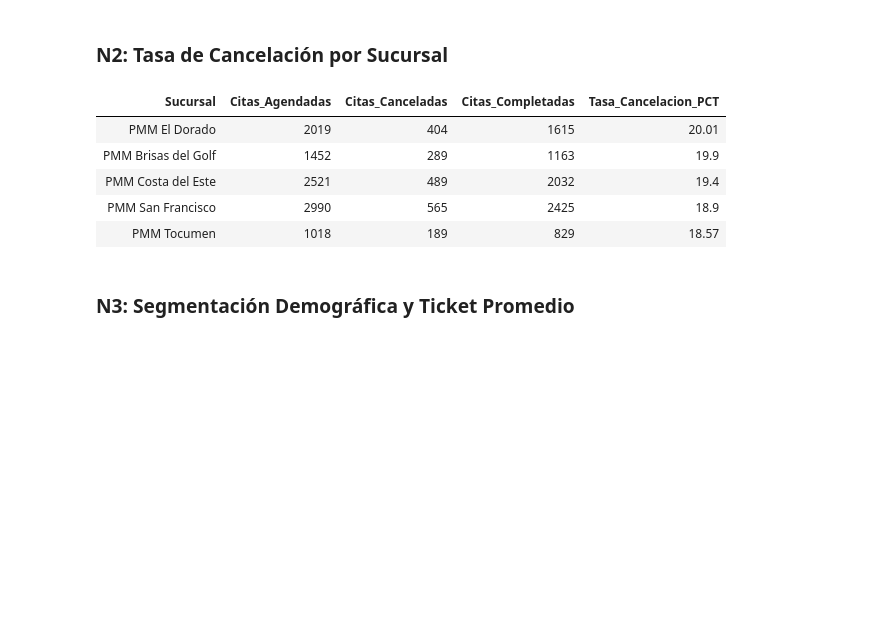
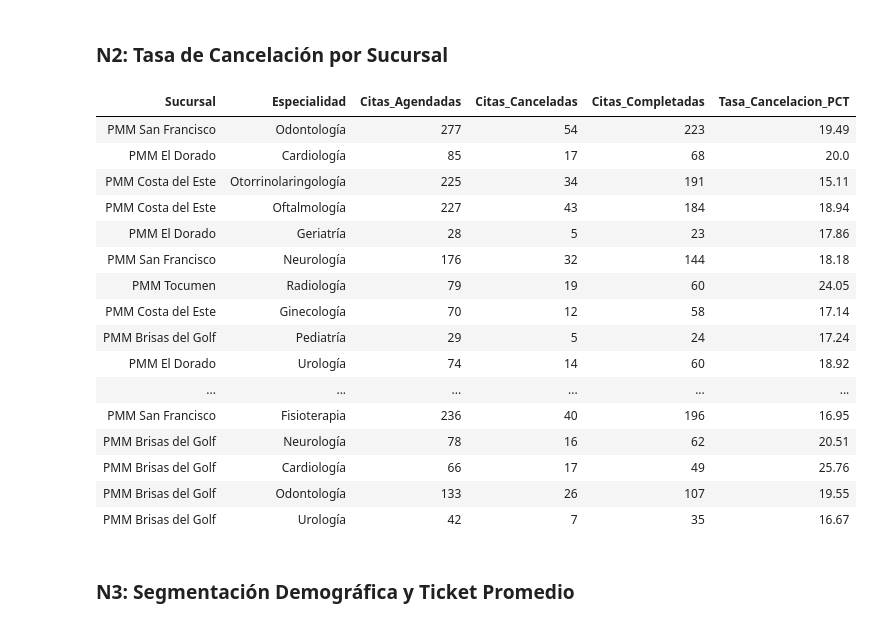
Before and after one commit to Akaru0/Panama-Metropolitan-Medical---Proyecto-Databricks, a Jupyter notebook: 04_analisis_sql.ipynb, the cells around one changed output. Saved outputs shown, nothing was run; the diff lists cells and outputs as text; code cells hidden in the pictures; blank space fills up the shorter version.

```diff
--- a/04_analisis_sql.ipynb
+++ b/04_analisis_sql.ipynb
@@ -39,23 +50,34 @@ SELECT * FROM rendimiento_aseguradora;
 # %%
 %sql
 CREATE OR REPLACE TABLE cancelacion_sucursal AS
 SELECT
     nom_sucursal AS Sucursal,
+    especialidad_medica AS Especialidad,
     COUNT(*) AS Citas_Agendadas,
     SUM(CASE WHEN estado_cita = 'Cancelada' THEN 1 ELSE 0 END) AS Citas_Canceladas,
     SUM(CASE WHEN estado_cita = 'Completada' THEN 1 ELSE 0 END) AS Citas_Completadas,
     ROUND((SUM(CASE WHEN estado_cita = 'Cancelada' THEN 1 ELSE 0 END) / COUNT(*)) * 100, 2) AS Tasa_Cancelacion_PCT
 FROM v_citas_pmm
-GROUP BY nom_sucursal
-ORDER BY Tasa_Cancelacion_PCT DESC;
+GROUP BY nom_sucursal, especialidad_medica;
 SELECT * FROM cancelacion_sucursal;
 # %% [output]
-| Sucursal | Citas_Agendadas | Citas_Canceladas | Citas_Completadas | Tasa_Cancelacion_PCT |
-| PMM El Dorado | 2019 | 404 | 1615 | 20.01 |
-| PMM Brisas del Golf | 1452 | 289 | 1163 | 19.9 |
-| PMM Costa del Este | 2521 | 489 | 2032 | 19.4 |
-| PMM San Francisco | 2990 | 565 | 2425 | 18.9 |
-| PMM Tocumen | 1018 | 189 | 829 | 18.57 |
+| Sucursal | Especialidad | Citas_Agendadas | Citas_Canceladas | Citas_Completadas | Tasa_Cancelacion_PCT |
+| PMM San Francisco | Odontología | 277 | 54 | 223 | 19.49 |
+| PMM El Dorado | Cardiología | 85 | 17 | 68 | 20.0 |
+| PMM Costa del Este | Otorrinolaringología | 225 | 34 | 191 | 15.11 |
+| PMM Costa del Este | Oftalmología | 227 | 43 | 184 | 18.94 |
+| PMM El Dorado | Geriatría | 28 | 5 | 23 | 17.86 |
+| PMM San Francisco | Neurología | 176 | 32 | 144 | 18.18 |
+| PMM Tocumen | Radiología | 79 | 19 | 60 | 24.05 |
+| PMM Costa del Este | Ginecología | 70 | 12 | 58 | 17.14 |
+| PMM Brisas del Golf | Pediatría | 29 | 5 | 24 | 17.24 |
+| PMM El Dorado | Urología | 74 | 14 | 60 | 18.92 |
+| ... | ... | ... | ... | ... | ... |
+| PMM San Francisco | Fisioterapia | 236 | 40 | 196 | 16.95 |
+| PMM Brisas del Golf | Neurología | 78 | 16 | 62 | 20.51 |
+| PMM Brisas del Golf | Cardiología | 66 | 17 | 49 | 25.76 |
+| PMM Brisas del Golf | Odontología | 133 | 26 | 107 | 19.55 |
+| PMM Brisas del Golf | Urología | 42 | 7 | 35 | 16.67 |
 # %% [markdown]
 ### N3: Segmentación Demográfica y Ticket Promedio
 # %%
```
Also changed, not shown: parts of 5 cells of this notebook, 1 other file.
